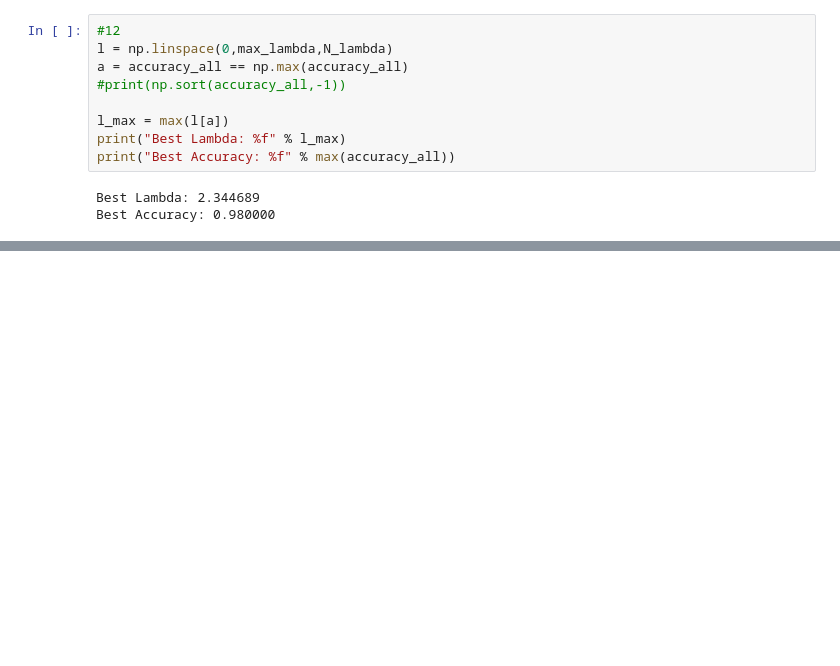
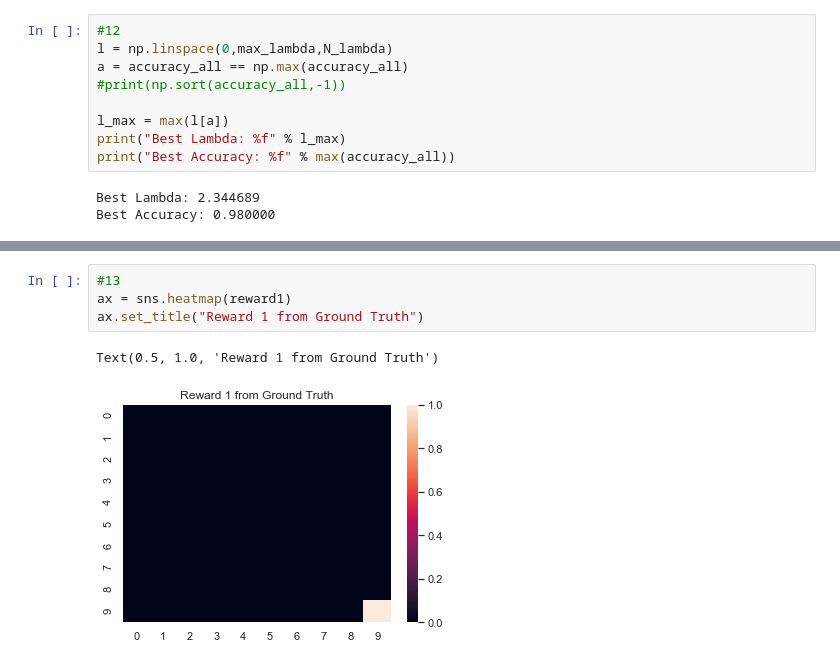
Before and after one commit to rupadevan94/large-scale-data-mining, a Jupyter notebook: LSSN/Project3/10-17.ipynb, the cells around one changed output, grey strips where cells are left out. Drawn from its saved outputs; the diff is of its cells as text; blank space fills up the shorter version.

```diff
--- a/LSSN/Project3/10-17.ipynb
+++ b/LSSN/Project3/10-17.ipynb
@@ -284,0 +285,7 @@ Accuracy: 0.980000
+# %%
+#13
+ax = sns.heatmap(reward1)
+ax.set_title("Reward 1 from Ground Truth")
+# %% [output]
+Text(0.5, 1.0, 'Reward 1 from Ground Truth')
+[figure, added]
```
Also changed, not shown: parts of 8 cells of this notebook.
